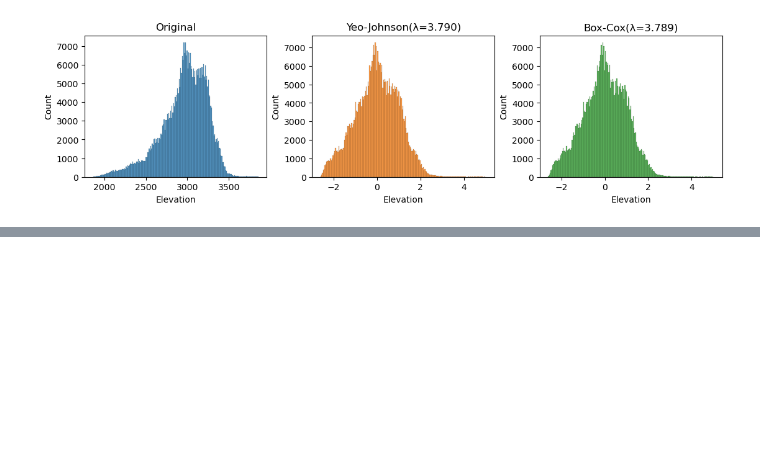
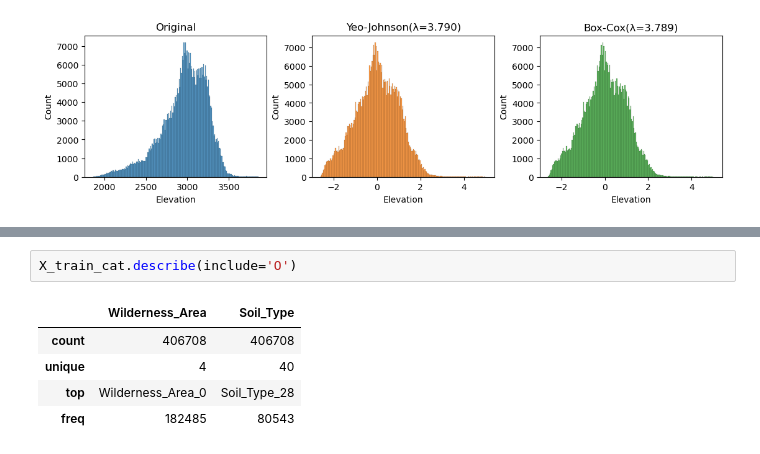
Before and after one commit to greenrey/python-practice, a Jupyter notebook: 03_sklearn_preprocessing.ipynb, the cells around one changed output, grey strips where cells are left out. Drawn from its saved outputs; the diff is of its cells as text; blank space fills up the shorter version.

```diff
--- a/03_sklearn_preprocessing.ipynb
+++ b/03_sklearn_preprocessing.ipynb
@@ -291,0 +367,8 @@ plt.show()
+# %%
+X_train_cat.describe(include='O')
+# %% [output]
+|  | Wilderness_Area | Soil_Type |
+| count | 406708 | 406708 |
+| unique | 4 | 40 |
+| top | Wilderness_Area_0 | Soil_Type_28 |
+| freq | 182485 | 80543 |
```
Also changed, not shown: parts of 27 cells of this notebook.
